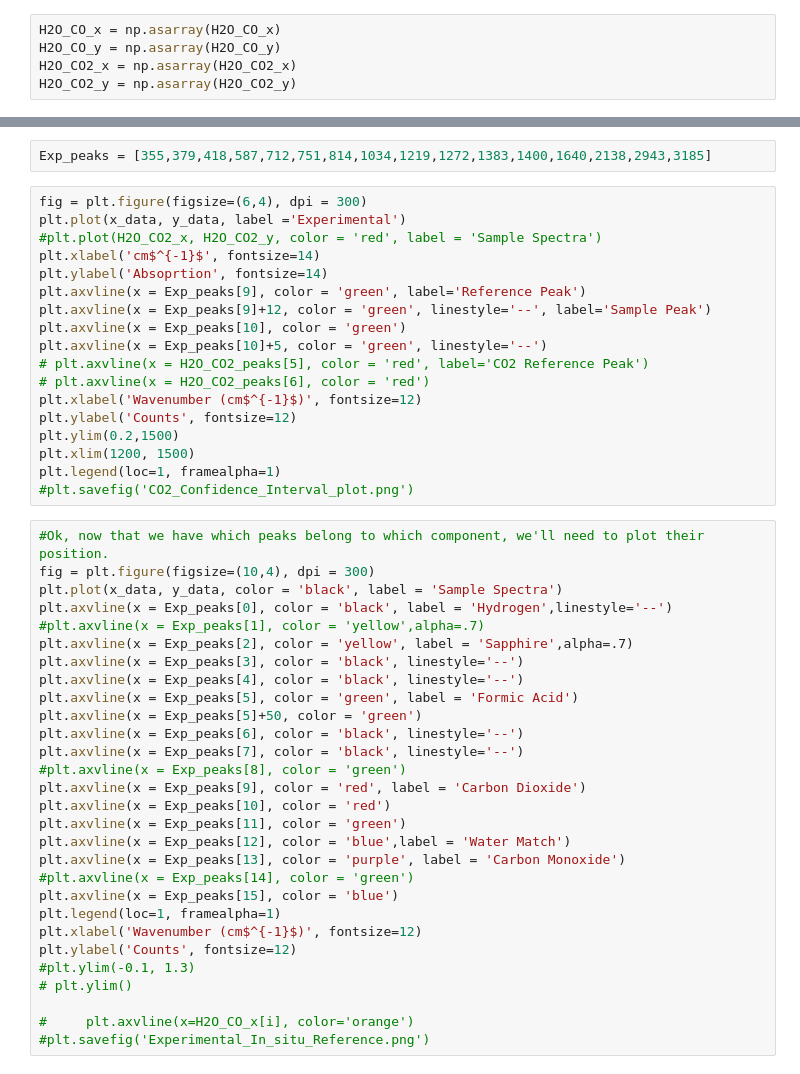
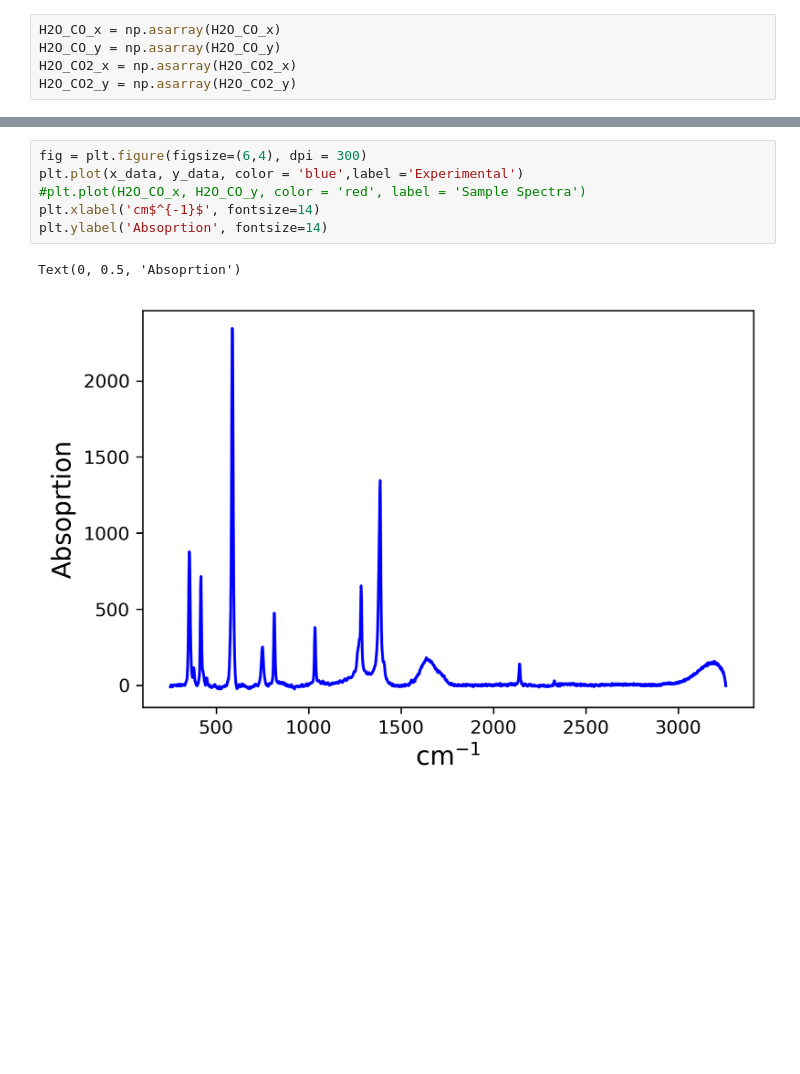
Before and after one commit to raman-noodles/Raman-noodles, a Jupyter notebook: examples/Confidence_Interval_example_dev.ipynb, the cells around one changed output, grey strips where cells are left out. Drawn from its saved outputs; the diff is of its cells as text; blank space fills up the shorter version.

```diff
--- a/examples/Confidence_Interval_example_dev.ipynb
+++ b/examples/Confidence_Interval_example_dev.ipynb
@@ -277,49 +442,9 @@ print(H2O_CO2_peaks)
-# %%
-Exp_peaks = [355,379,418,587,712,751,814,1034,1219,1272,1383,1400,1640,2138,2943,3185]
-# %%
-fig = plt.figure(figsize=(6,4), dpi = 300)
-plt.plot(x_data, y_data, label ='Experimental')
-#plt.plot(H2O_CO2_x, H2O_CO2_y, color = 'red', label = 'Sample Spectra')
-plt.xlabel('cm$^{-1}$', fontsize=14)
-plt.ylabel('Absoprtion', fontsize=14)
-plt.axvline(x = Exp_peaks[9], color = 'green', label='Reference Peak')
-plt.axvline(x = Exp_peaks[9]+12, color = 'green', linestyle='--', label='Sample Peak')
-plt.axvline(x = Exp_peaks[10], color = 'green')
-plt.axvline(x = Exp_peaks[10]+5, color = 'green', linestyle='--')
-# plt.axvline(x = H2O_CO2_peaks[5], color = 'red', label='CO2 Reference Peak')
-# plt.axvline(x = H2O_CO2_peaks[6], color = 'red')
-plt.xlabel('Wavenumber (cm$^{-1}$)', fontsize=12)
-plt.ylabel('Counts', fontsize=12)
-plt.ylim(0.2,1500)
-plt.xlim(1200, 1500)
-plt.legend(loc=1, framealpha=1)
-#plt.savefig('CO2_Confidence_Interval_plot.png')
-# %%
-#Ok, now that we have which peaks belong to which component, we'll need to plot their position.
-fig = plt.figure(figsize=(10,4), dpi = 300)
-plt.plot(x_data, y_data, color = 'black', label = 'Sample Spectra')
-plt.axvline(x = Exp_peaks[0], color = 'black', label = 'Hydrogen',linestyle='--')
-#plt.axvline(x = Exp_peaks[1], color = 'yellow',alpha=.7)
-plt.axvline(x = Exp_peaks[2], color = 'yellow', label = 'Sapphire',alpha=.7)
-plt.axvline(x = Exp_peaks[3], color = 'black', linestyle='--')
-plt.axvline(x = Exp_peaks[4], color = 'black', linestyle='--')
-plt.axvline(x = Exp_peaks[5], color = 'green', label = 'Formic Acid')
-plt.axvline(x = Exp_peaks[5]+50, color = 'green')
-plt.axvline(x = Exp_peaks[6], color = 'black', linestyle='--')
-plt.axvline(x = Exp_peaks[7], color = 'black', linestyle='--')
-#plt.axvline(x = Exp_peaks[8], color = 'green')
-plt.axvline(x = Exp_peaks[9], color = 'red', label = 'Carbon Dioxide')
-plt.axvline(x = Exp_peaks[10], color = 'red')
-plt.axvline(x = Exp_peaks[11], color = 'green')
-plt.axvline(x = Exp_peaks[12], color = 'blue',label = 'Water Match')
-plt.axvline(x = Exp_peaks[13], color = 'purple', label = 'Carbon Monoxide')
-#plt.axvline(x = Exp_peaks[14], color = 'green')
-plt.axvline(x = Exp_peaks[15], color = 'blue')
-plt.legend(loc=1, framealpha=1)
-plt.xlabel('Wavenumber (cm$^{-1}$)', fontsize=12)
-plt.ylabel('Counts', fontsize=12)
-#plt.ylim(-0.1, 1.3)
-# plt.ylim()
-
-#     plt.axvline(x=H2O_CO_x[i], color='orange')
-#plt.savefig('Experimental_In_situ_Reference.png')
+# %%
+fig = plt.figure(figsize=(6,4), dpi = 300)
+plt.plot(x_data, y_data, color = 'blue',label ='Experimental')
+#plt.plot(H2O_CO_x, H2O_CO_y, color = 'red', label = 'Sample Spectra')
+plt.xlabel('cm$^{-1}$', fontsize=14)
+plt.ylabel('Absoprtion', fontsize=14)
+# %% [output]
+Text(0, 0.5, 'Absoprtion')
+[figure, added]
```
Also changed, not shown: parts of 35 cells of this notebook.
